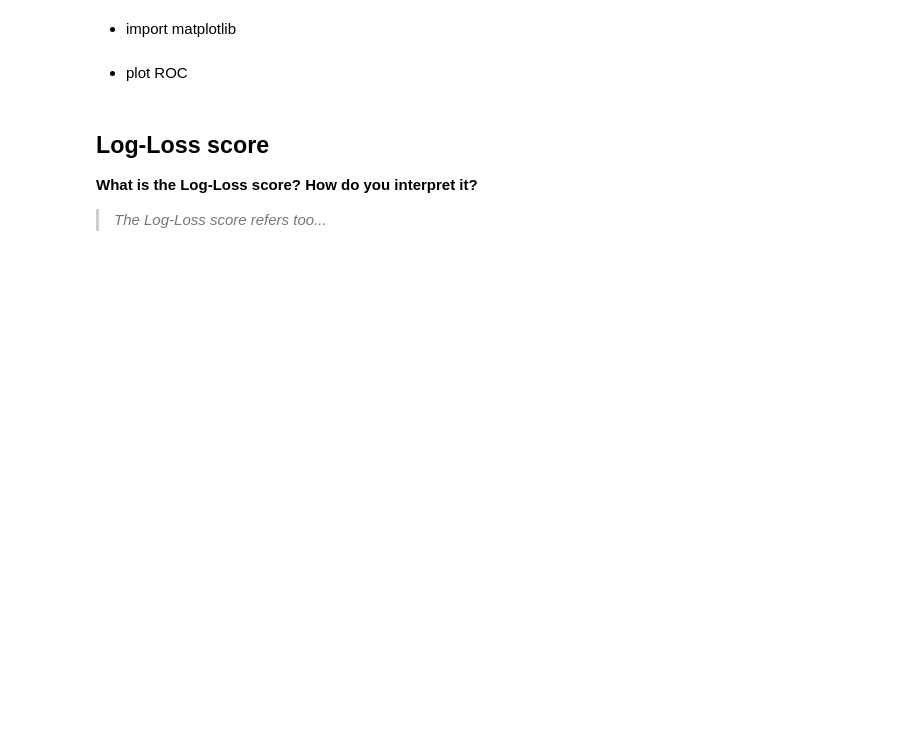
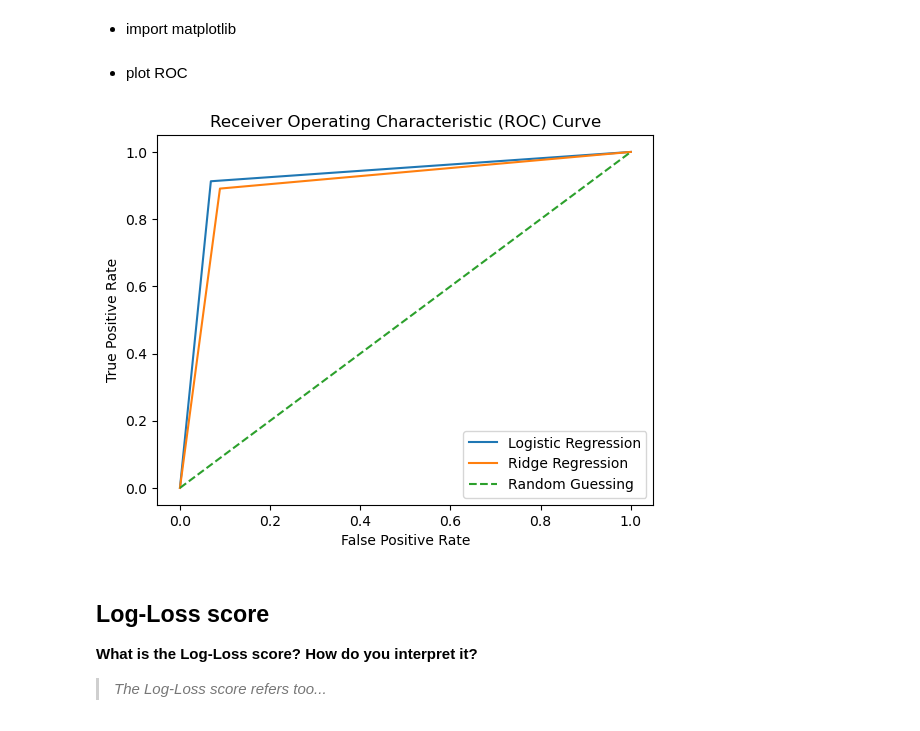
Before and after one commit to rdebullain/model_evaluation, a Jupyter notebook: challenge_model_evaluation.ipynb, the cells around one changed output. Cells and saved outputs as stored; diff of their text form; code cells hidden in the pictures; blank space fills up the shorter version.

```diff
--- a/challenge_model_evaluation.ipynb
+++ b/challenge_model_evaluation.ipynb
@@ -186,4 +227,10 @@ y_rr = rr.predict(X)
 # %% [markdown]
 * compute and store ROC curve values in fpr, tpr, thresholds variables
+# %%
+# Compute ROC curve for the logistic regression model
+fpr_lr, tpr_lr, thresholds_lr = roc_curve(y, y_lr)
+
+# Compute ROC curve for the ridge regression model
+fpr_rr, tpr_rr, thresholds_rr = roc_curve(y, y_rr)
 # %% [markdown]
 * import matplotlib
@@ -190,5 +239,26 @@ y_rr = rr.predict(X)
 # %% [markdown]
 * plot ROC
+# %%
+# Plot ROC curve for the logistic regression model
+plt.figure()
+plt.plot(fpr_lr, tpr_lr, label='Logistic Regression')
+
+# Plot ROC curve for the ridge regression model
+plt.plot(fpr_rr, tpr_rr, label='Ridge Regression')
+
+# Plot line for random guessing model
+plt.plot([0, 1], [0, 1], linestyle='--', label='Random Guessing')
+
+# Define labels and title
+plt.xlabel('False Positive Rate')
+plt.ylabel('True Positive Rate')
+plt.title('Receiver Operating Characteristic (ROC) Curve')
+plt.legend(loc='lower right')
+
+# Show the plot
+plt.show()
+# %% [output]
+[figure, added]
 # %% [markdown]
 ## Log-Loss score
 **What is the Log-Loss score? How do you interpret it?**
```
Also changed, not shown: parts of 17 cells of this notebook.
